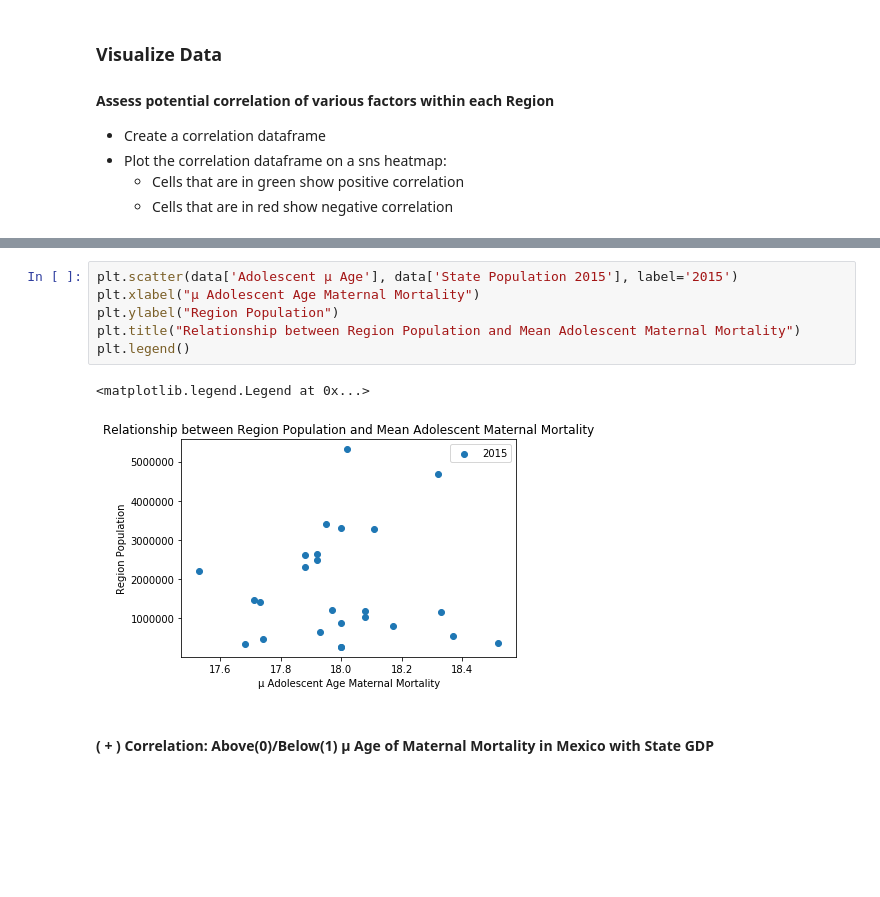
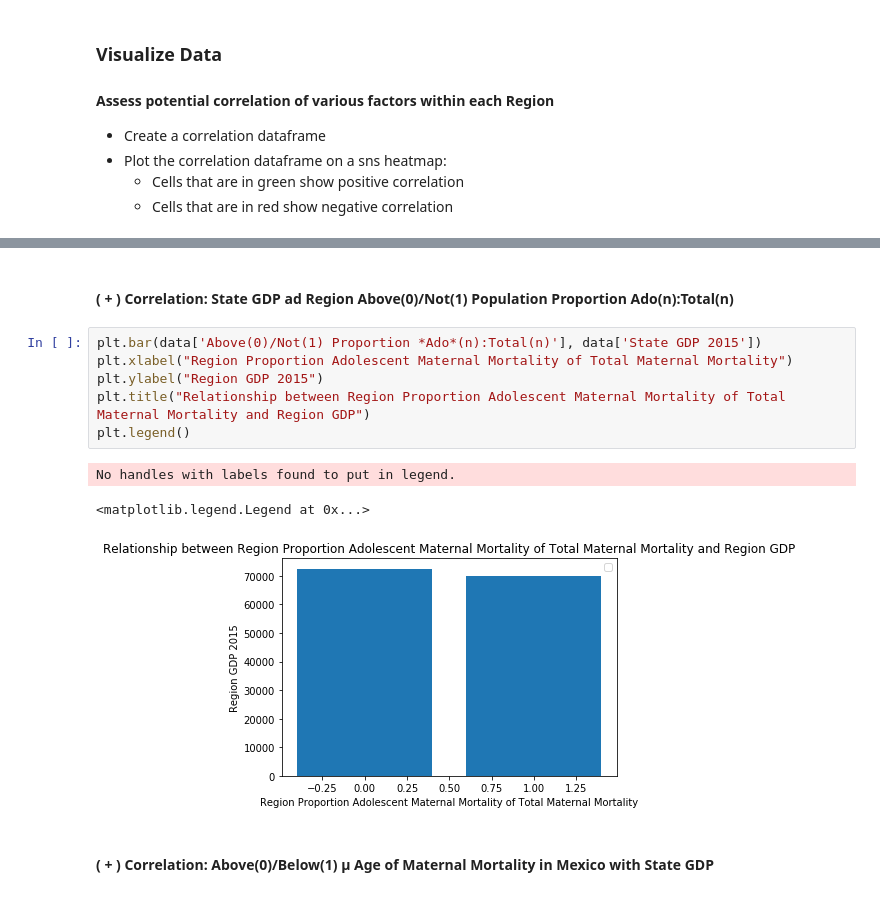
Before and after one commit to EmSchoof/AdolescentMaternalMortality, a Jupyter notebook: machine_learning.ipynb, the cells around one changed output, grey strips where cells are left out. Cells and saved outputs as stored; diff of their text form; blank space fills up the shorter version.

```diff
--- a/machine_learning.ipynb
+++ b/machine_learning.ipynb
@@ -116,12 +123,15 @@ plt.legend()
+# %% [markdown]
+#### ( + ) Correlation: State GDP ad Region Above(0)/Not(1) Population Proportion Ado(n):Total(n)
 # %%
-plt.scatter(data['Adolescent μ Age'], data['State Population 2015'], label='2015')
-plt.xlabel("μ Adolescent Age Maternal Mortality")
-plt.ylabel("Region Population")
-plt.title("Relationship between Region Population and Mean Adolescent Maternal Mortality")
+plt.bar(data['Above(0)/Not(1) Proportion *Ado*(n):Total(n)'], data['State GDP 2015'])
+plt.xlabel("Region Proportion Adolescent Maternal Mortality of Total Maternal Mortality")
+plt.ylabel("Region GDP 2015")
+plt.title("Relationship between Region Proportion Adolescent Maternal Mortality of Total Maternal Mortality and Region GDP")
 plt.legend()
 # %% [output]
-<matplotlib.legend.Legend at 0x...>
+No handles with labels found to put in legend.
+<matplotlib.legend.Legend at 0x...>
-[figure, old version]
+[figure, new version]
 # %% [markdown]
 #### ( + ) Correlation: Above(0)/Below(1) μ Age of Maternal Mortality in Mexico with State GDP
 # %%
```
Also changed, not shown: parts of 50 cells of this notebook, 3 other files.
